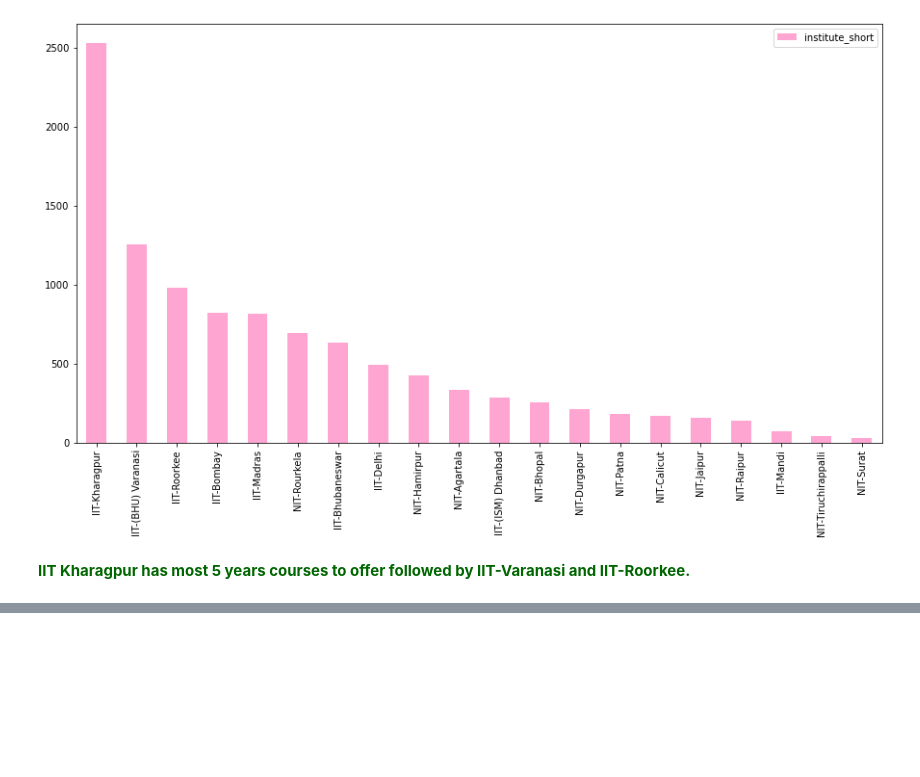
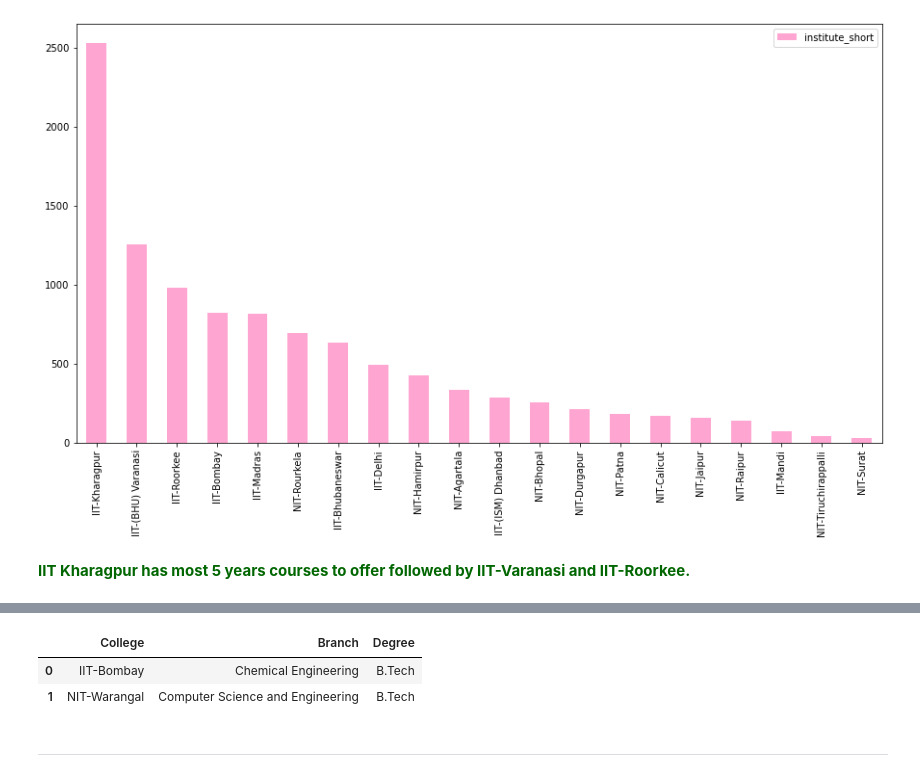
Before and after one commit to Satyam4229/College-Predictor-System, a Jupyter notebook: eda-and-prediction-of-colleges.ipynb, the cells around one changed output, grey strips where cells are left out. Cells and saved outputs as stored; diff of their text form; code cells hidden in the pictures; blank space fills up the shorter version.

Commit message:
Kaggle Notebook | College Predictor System | Version 2

```diff
--- a/eda-and-prediction-of-colleges.ipynb
+++ b/eda-and-prediction-of-colleges.ipynb
@@ -486,0 +598,5 @@ plt.show()
+# %%
+# Selecting the featured data
+
+X = Pred_College[['institute_type', 'round_no', 'quota', 'pool',
+       'category', 'opening_rank', 'closing_rank']]
@@ -486,0 +605,5 @@ plt.show()
+# %%
+# Spilliting the data into training and testing dataset
+
+from sklearn.model_selection import train_test_split
+X_train, X_test, y_train, y_test = train_test_split(X, y, train_size = 0.8)
@@ -486,0 +620,7 @@ plt.show()
+# %%
+# Importing library for mdoel generation
+
+from sklearn.ensemble import RandomForestClassifier
+model = RandomForestClassifier()
+# %%
+model.fit(X_train, y_train)
@@ -486,0 +644,11 @@ plt.show()
+# %%
+# prediction
+
+Prediction = pd.DataFrame(model.predict([[0, 6, 0, 0, 0, 838, 1841], [1, 6, 0, 0, 0, 1000, 1841]]), columns = [['College', 'Branch', 'Degree']])
+Prediction
+# %% [output]
+|  | College | Branch | Degree |
+| 0 | IIT-Bombay | Chemical Engineering | B.Tech |
+| 1 | NIT-Warangal | Computer Science and Engineering | B.Tech |
+# %% [markdown]
+***
```
Also changed, not shown: parts of 42 cells of this notebook.
